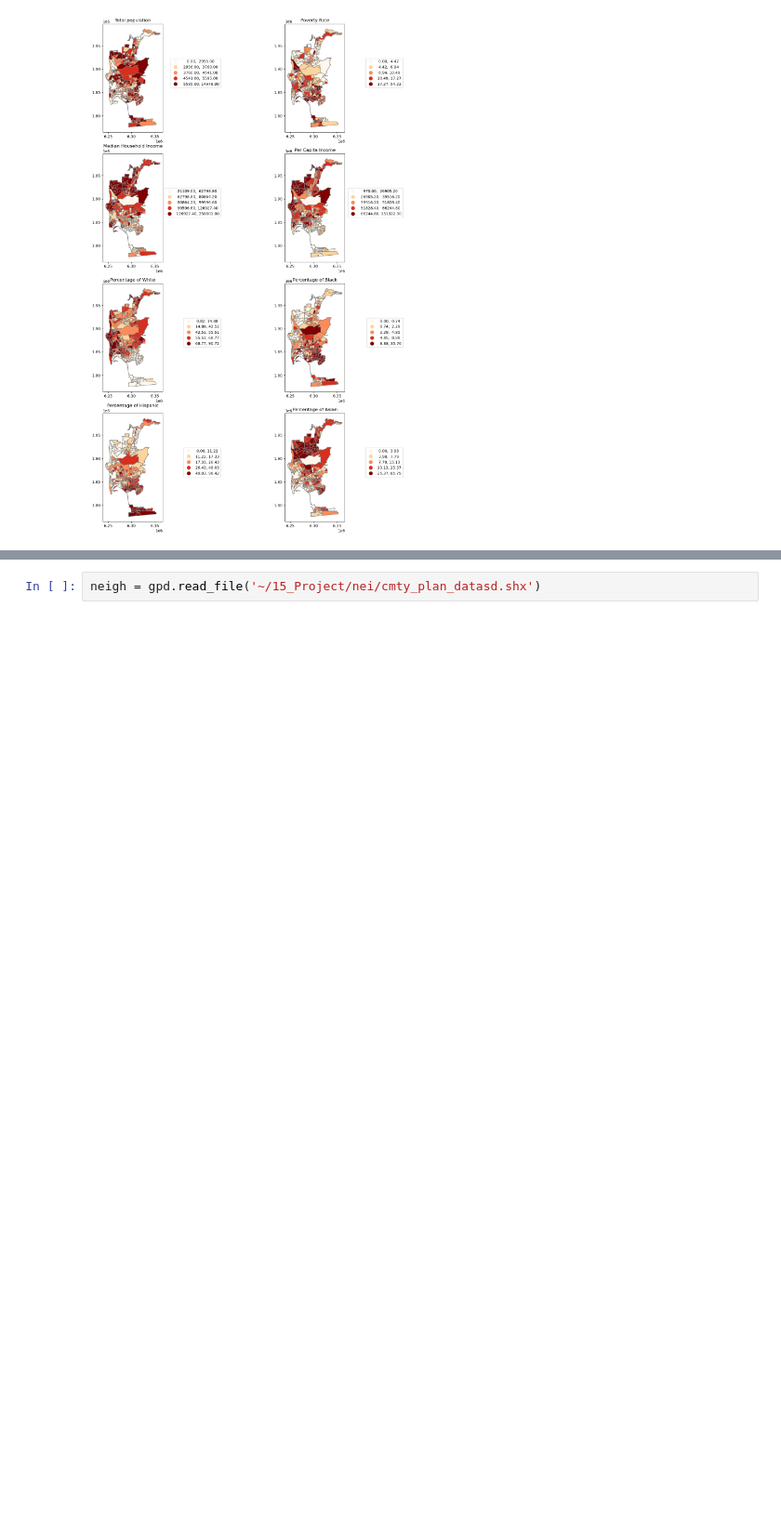
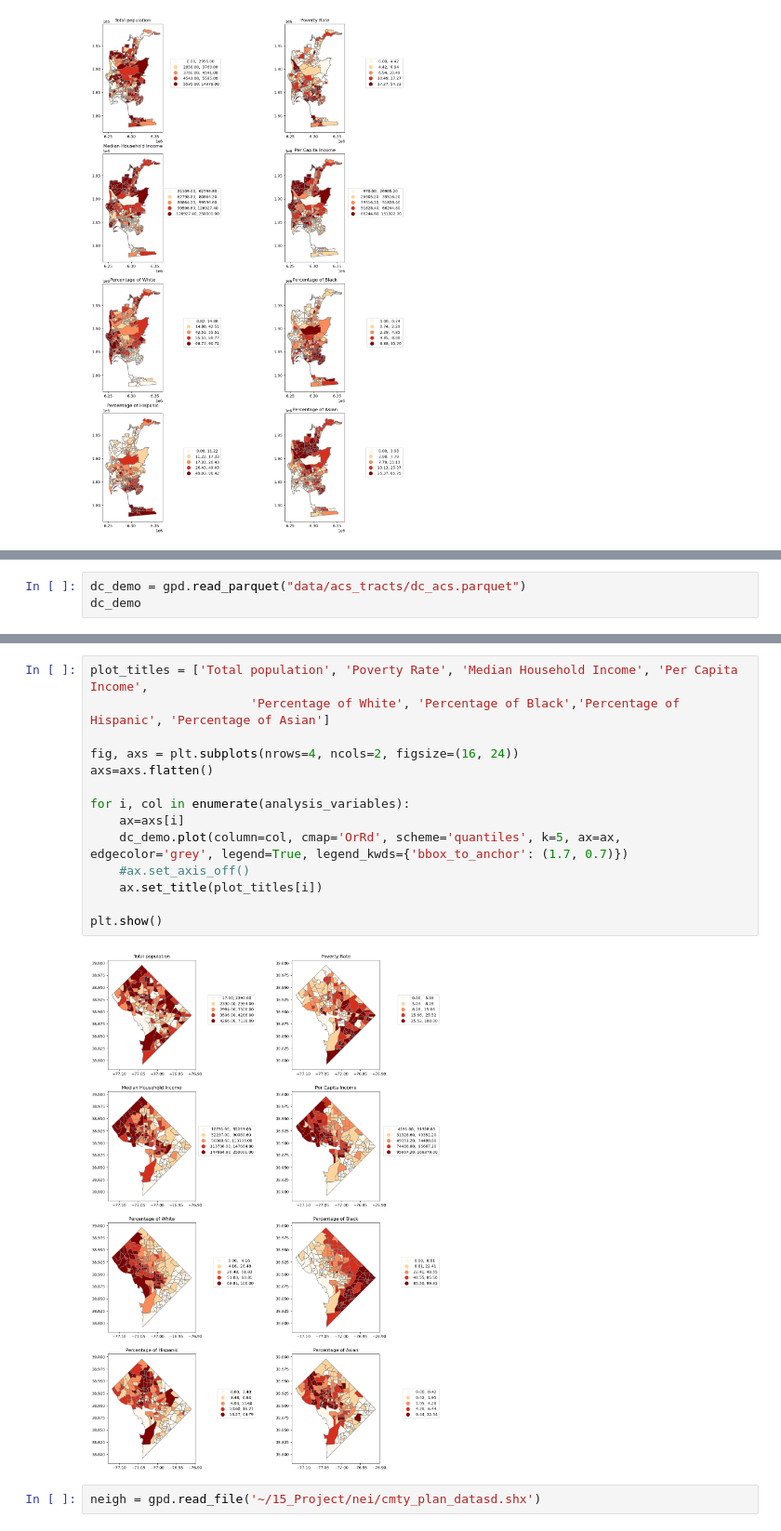
Before and after one commit to robertl0500/15-minute-analysis, a Jupyter notebook: 15-minute-package/Project_maps.ipynb, the cells around one changed output, grey strips where cells are left out. Shown at 93% size. Drawn from its saved outputs; the diff is of its cells as text; blank space fills up the shorter version.

```diff
--- a/15-minute-package/Project_maps.ipynb
+++ b/15-minute-package/Project_maps.ipynb
@@ -277,0 +218,3 @@ sd_demo.plot(column='pop_density', scheme='quantiles', k=2, legend=True)
+# %%
+dc_demo = gpd.read_parquet("data/acs_tracts/dc_acs.parquet")
+dc_demo
@@ -278,3 +267,19 @@ sd_demo.plot(column='pop_density', scheme='quantiles', k=2, legend=True)
+# %%
+plot_titles = ['Total population', 'Poverty Rate', 'Median Household Income', 'Per Capita Income',
+                      'Percentage of White', 'Percentage of Black','Percentage of Hispanic', 'Percentage of Asian']
+
+fig, axs = plt.subplots(nrows=4, ncols=2, figsize=(16, 24))
+axs=axs.flatten()
+
+for i, col in enumerate(analysis_variables):
+    ax=axs[i]
+    dc_demo.plot(column=col, cmap='OrRd', scheme='quantiles', k=5, ax=ax, edgecolor='grey', legend=True, legend_kwds={'bbox_to_anchor': (1.7, 0.7)})
+    #ax.set_axis_off()
+    ax.set_title(plot_titles[i])
+
+plt.show()
+# %% [output]
+[figure, added]
 # %%
 neigh = gpd.read_file('~/15_Project/nei/cmty_plan_datasd.shx')
 # %%
```
Also changed, not shown: parts of 24 cells of this notebook, 2 other files.
